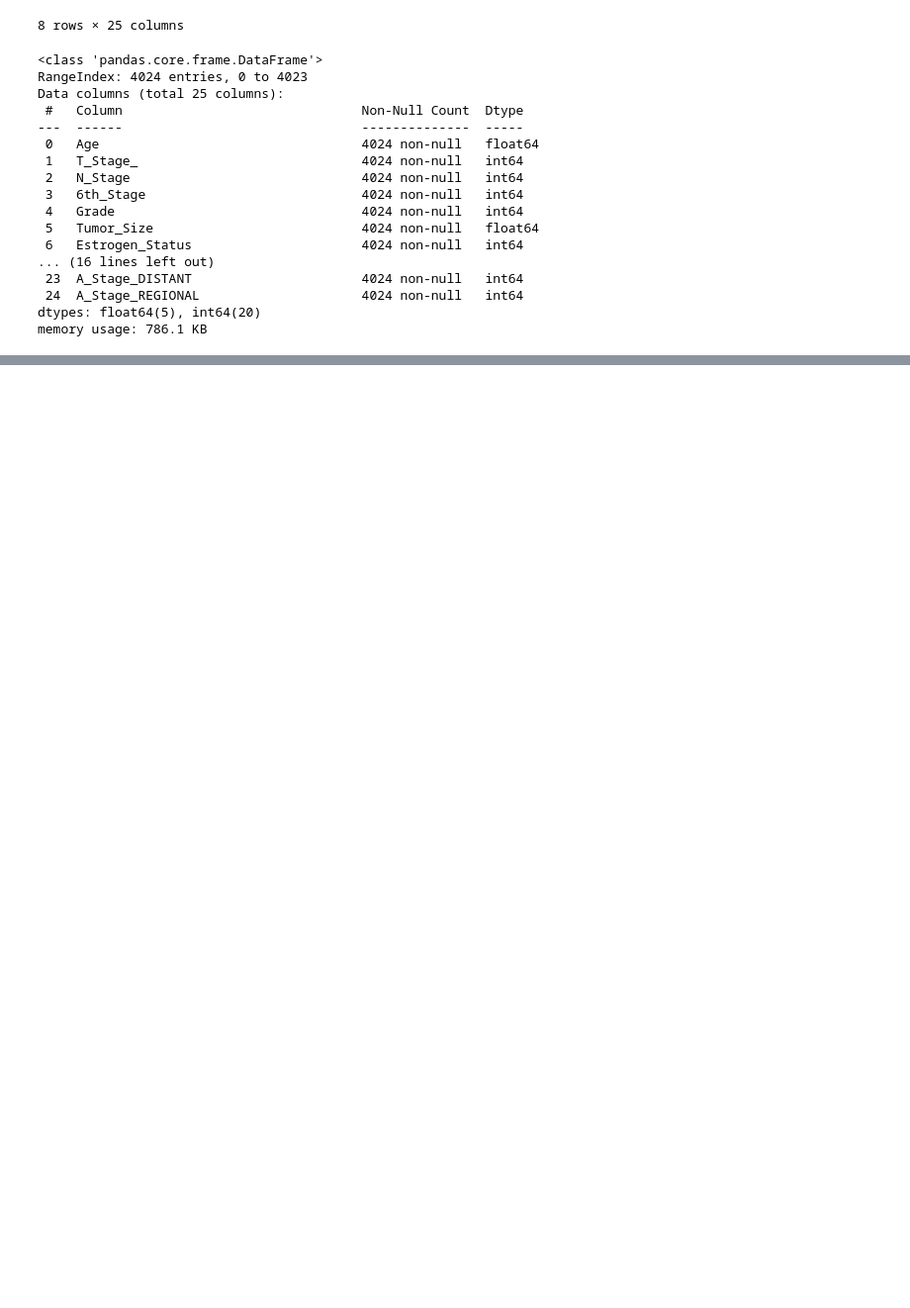
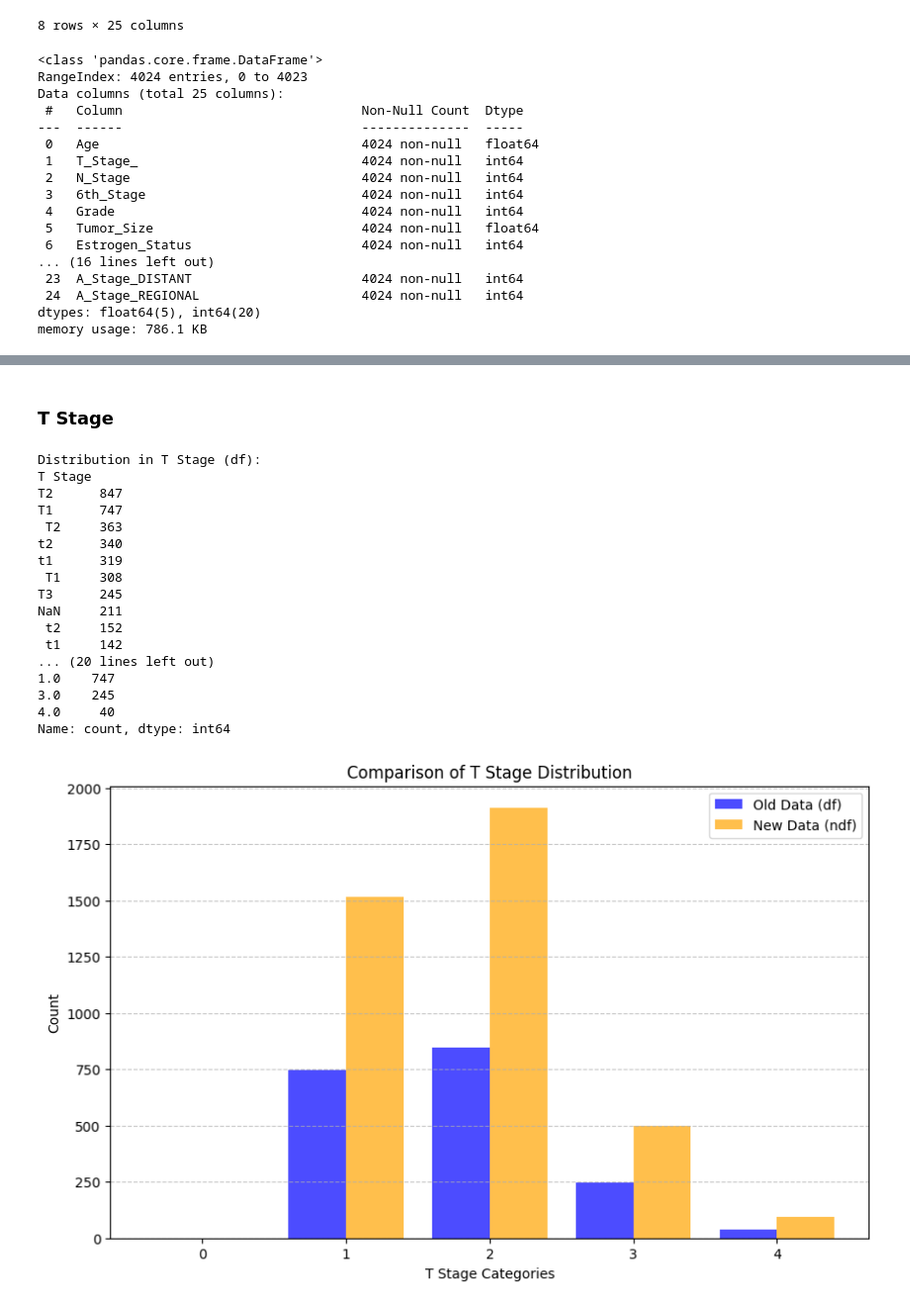
Before and after one commit to 3bdalrhmanS3d/Breast_Cancer, a Jupyter notebook: code.ipynb, the cells around one changed output, grey strips where cells are left out. Shown at 99% size. Drawn from its saved outputs; the diff is of its cells as text; code cells hidden in the pictures; blank space fills up the shorter version.

```diff
--- a/code.ipynb
+++ b/code.ipynb
@@ -1537,0 +1682,62 @@ ndf.to_csv(r'E:\DataMining\Breast_Cancer\Breast_Cancer_cleaned.csv')
+# %% [markdown]
+### T Stage
+# %%
+# Distribution in df
+t_stage_counts = df['T Stage '].value_counts(dropna=False)
+print("Distribution in T Stage (df):")
+print(t_stage_counts)
+
+# Distribution in ndf
+t_stage_numeric_counts = ndf['T_Stage_'].value_counts()
+print("\nDistribution in T_Stage_ (ndf):")
+print(t_stage_numeric_counts)
+
+# Example mapping for comparison (assume mapping is known)
+mapping = {
+    "T1": 1,
+    "T2": 2,
+    "T3": 3,
+    "T4": 4,
+    None: 0  # Assuming missing values are encoded as 0 in T_Stage_
+}
+
+# Map T Stage from df to numeric for comparison
+df_mapped = df['T Stage '].map(mapping).value_counts()
+print("\nMapped Distribution of T Stage (df):")
+print(df_mapped)
+
+# Compare visually
+categories = sorted(mapping.values())  # Sorted numeric categories
+df_counts = [df_mapped.get(cat, 0) for cat in categories]
+ndf_counts = [t_stage_numeric_counts.get(cat, 0) for cat in categories]
+
+plt.figure(figsize=(10, 6))
+x = range(len(categories))
+plt.bar(x, df_counts, width=0.4, label="Old Data (df)", color="blue", alpha=0.7, align="center")
+plt.bar([i + 0.4 for i in x], ndf_counts, width=0.4, label="New Data (ndf)", color="orange", alpha=0.7, align="center")
+plt.title("Comparison of T Stage Distribution")
+plt.xlabel("T Stage Categories")
+plt.ylabel("Count")
+plt.xticks([i + 0.2 for i in x], categories)
+plt.legend()
+plt.grid(axis="y", linestyle="--", alpha=0.7)
+plt.show()
+# %% [output]
+Distribution in T Stage (df):
+T Stage
+T2      847
+T1      747
+ T2     363
+t2      340
+t1      319
+ T1     308
+T3      245
+NaN     211
+ t2     152
+ t1     142
+... (20 lines left out)
+1.0    747
+3.0    245
+4.0     40
+Name: count, dtype: int64
+[figure, added]
```
Also changed, not shown: parts of 33 cells of this notebook, 1 other file.
